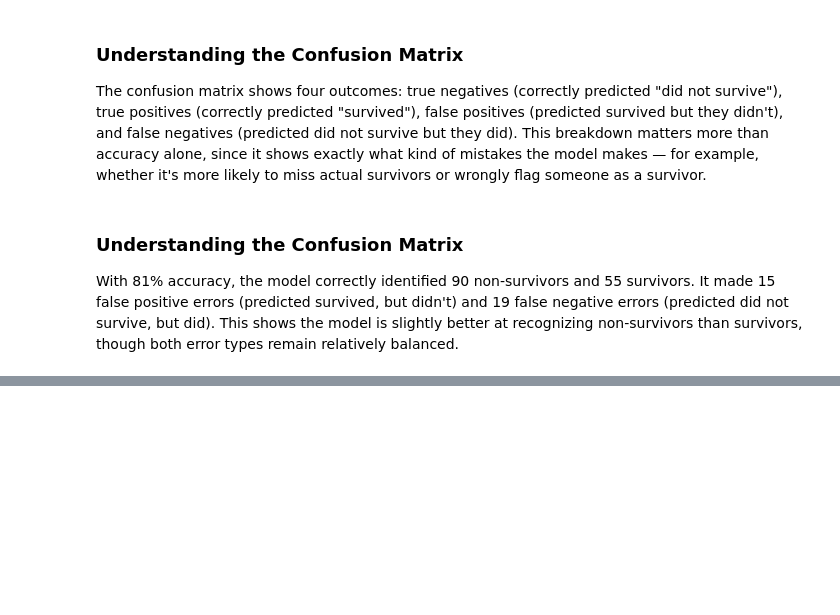
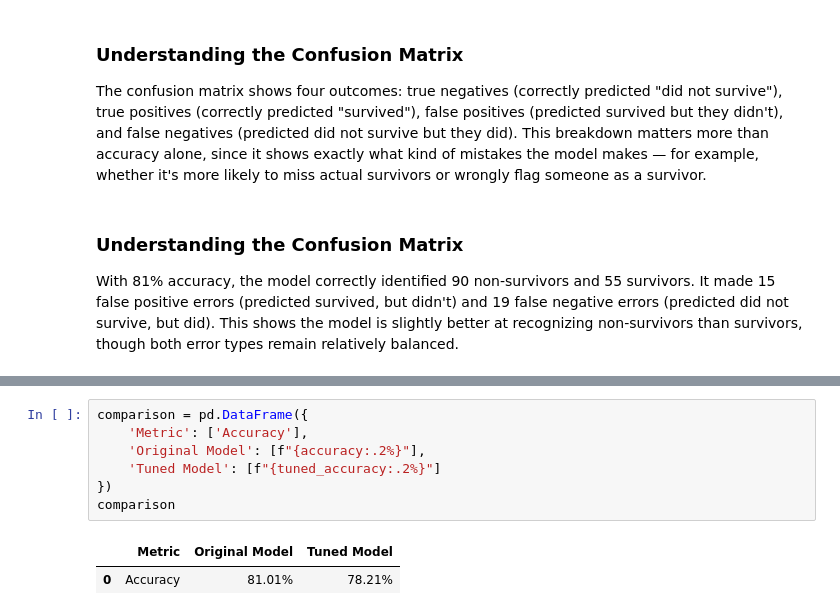
Before and after one commit to sultan2510/neurofive-ml-track, a Jupyter notebook: titanic_eda.ipynb, the cells around one changed output, grey strips where cells are left out. Saved outputs shown, nothing was run; the diff lists cells and outputs as text; blank space fills up the shorter version.

```diff
--- a/titanic_eda.ipynb
+++ b/titanic_eda.ipynb
@@ -260,0 +327,10 @@ relatively balanced.
+# %%
+comparison = pd.DataFrame({
+    'Metric': ['Accuracy'],
+    'Original Model': [f"{accuracy:.2%}"],
+    'Tuned Model': [f"{tuned_accuracy:.2%}"]
+})
+comparison
+# %% [output]
+|  | Metric | Original Model | Tuned Model |
+| 0 | Accuracy | 81.01% | 78.21% |
```
Also changed, not shown: parts of 6 cells of this notebook, 1 other file.
